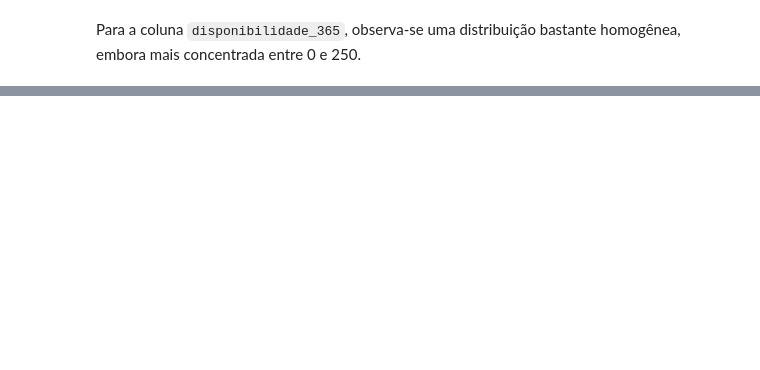
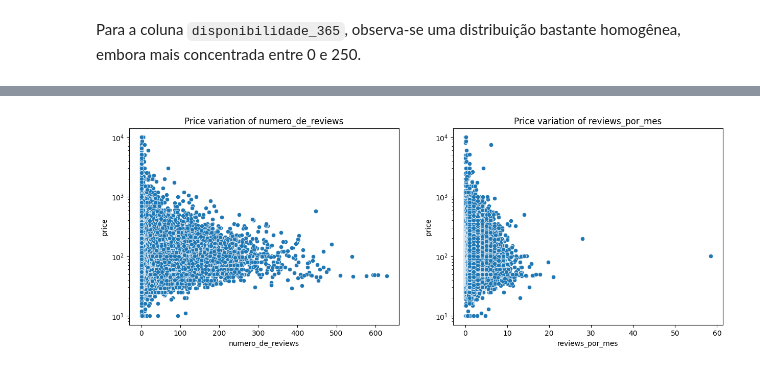
Before and after one commit to ismaalves/Desafio_Indicium, a Jupyter notebook: EDA.ipynb, the cells around one changed output, grey strips where cells are left out. Drawn from its saved outputs; the diff is of its cells as text; code cells hidden in the pictures; blank space fills up the shorter version.

```diff
--- a/EDA.ipynb
+++ b/EDA.ipynb
@@ -237,0 +365,16 @@ Nesta seção, exploraremos as relações entre variáveis (colunas), criando vi
+# %%
+var = 'numero_de_reviews'
+var_2 = 'reviews_por_mes'
+
+fig, axes = plt.subplots(1, 2, figsize=(15, 5))
+
+sns.scatterplot(data=dados, x=var, y='price', ax=axes[0])
+sns.scatterplot(data=dados, x=var_2, y='price', ax=axes[1])
+
+axes[0].set_title(f'Price variation of {var}')
+axes[0].set_yscale('log')
+
+axes[1].set_title(f'Price variation of {var_2}')
+axes[1].set_yscale('log')
+# %% [output]
+[figure, added]
```
Also changed, not shown: parts of 21 cells of this notebook.
